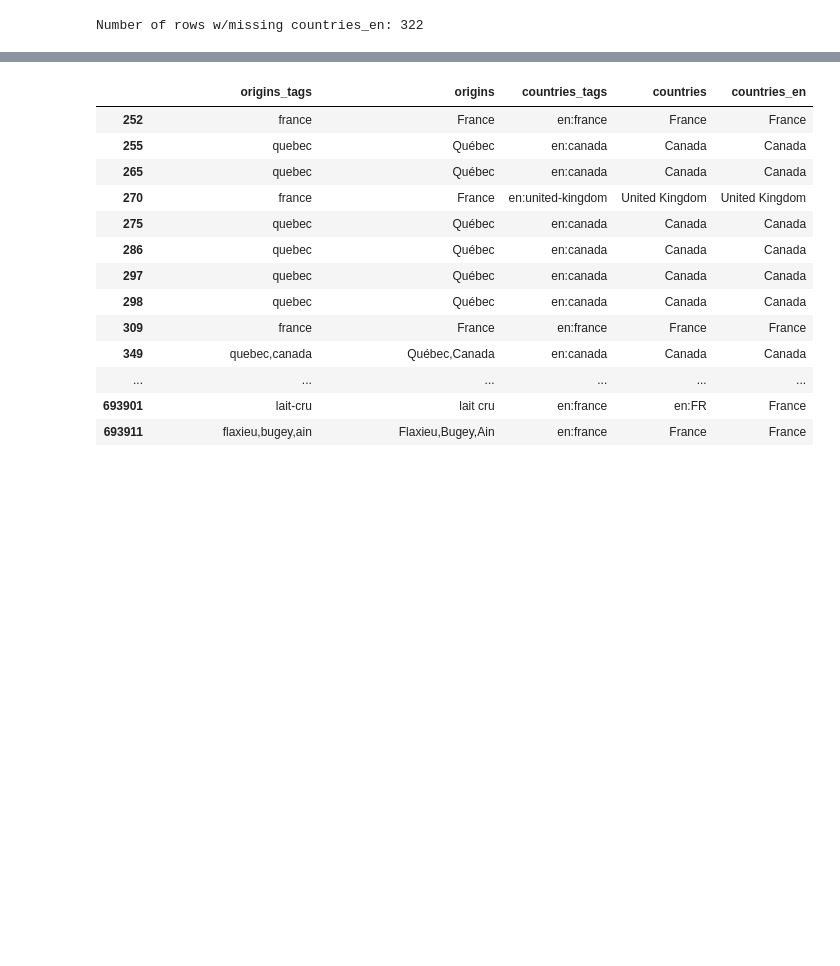
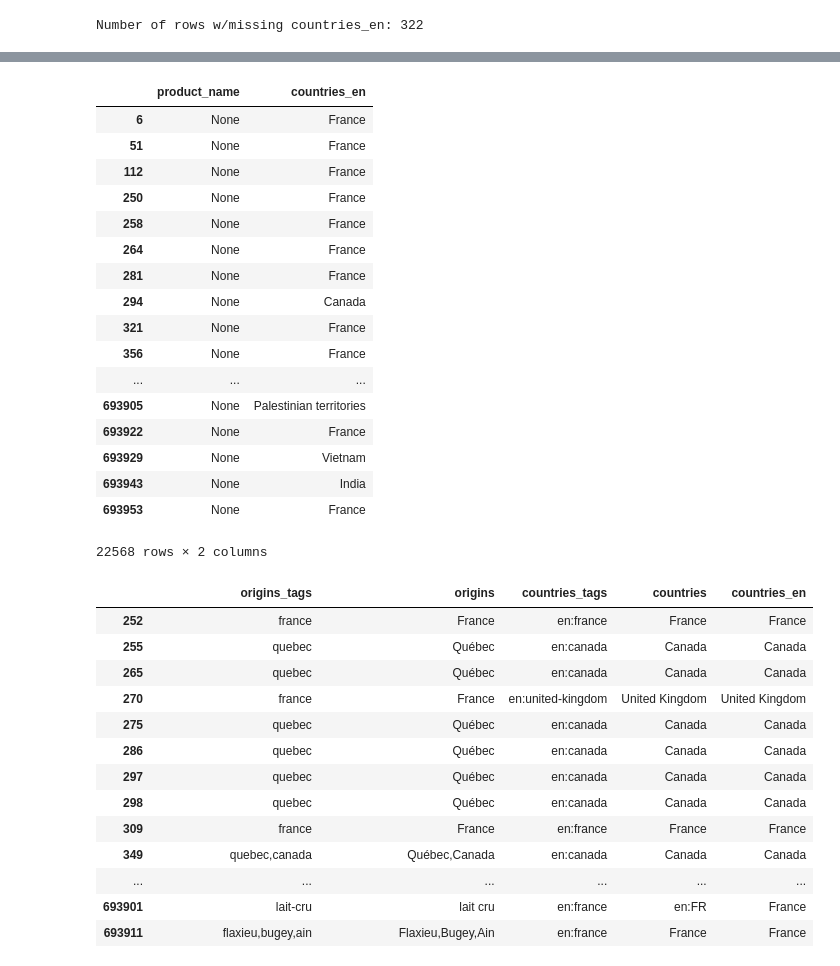
Before and after one commit to celine-y/open_food_facts, a Jupyter notebook: project.ipynb, the cells around one changed output, grey strips where cells are left out. Cells and saved outputs as stored; diff of their text form; code cells hidden in the pictures; blank space fills up the shorter version.

```diff
--- a/project.ipynb
+++ b/project.ipynb
@@ -197,0 +252,8 @@ Number of rows w/missing countries_en: 322
+# %%
+# converts the list substring into an array
+df_2 = df_1.copy()
+
+df_2['countries_en'] = df_2.apply(
+    lambda x: x['countries_en'].split(','),
+    axis = 1
+)
@@ -197,0 +293,50 @@ Number of rows w/missing countries_en: 322
+# %%
+def explode(df, lst_cols, fill_value=''):
+    # make sure `lst_cols` is a list
+    if lst_cols and not isinstance(lst_cols, list):
+        lst_cols = [lst_cols]
+    # all columns except `lst_cols`
+    idx_cols = df.columns.difference(lst_cols)
+
+    # calculate lengths of lists
+    lens = df[lst_cols[0]].str.len()
+
+    if (lens > 0).all():
+        # ALL lists in cells aren't empty
+        return pd.DataFrame({
+            col:np.repeat(df[col].values, lens)
+            for col in idx_cols
+        }).assign(**{col:np.concatenate(df[col].values) for col in lst_cols}) \
+          .loc[:, df.columns]
+    else:
+        # at least one list in cells is empty
+        return pd.DataFrame({
+            col:np.repeat(df[col].values, lens)
+            for col in idx_cols
+        }).assign(**{col:np.concatenate(df[col].values) for col in lst_cols}) \
+          .append(df.loc[lens==0, idx_cols]).fillna(fill_value) \
+          .loc[:, df.columns]
+
+df_3 = df_2.copy()
+explode(df_3, ['countries_en'], fill_value='')
+
+df_3[df_3.index >= 173]
+# %% [output]
+|  | product_name | countries_en |
+| 6 | None | France |
+| 51 | None | France |
+| 112 | None | France |
+| 250 | None | France |
+| 258 | None | France |
+| 264 | None | France |
+| 281 | None | France |
+| 294 | None | Canada |
+| 321 | None | France |
+| 356 | None | France |
+| ... | ... | ... |
+| 693905 | None | Palestinian territories |
+| 693922 | None | France |
+| 693929 | None | Vietnam |
+| 693943 | None | India |
+| 693953 | None | France |
+22568 rows × 2 columns
```
Also changed, not shown: parts of 9 cells of this notebook.
